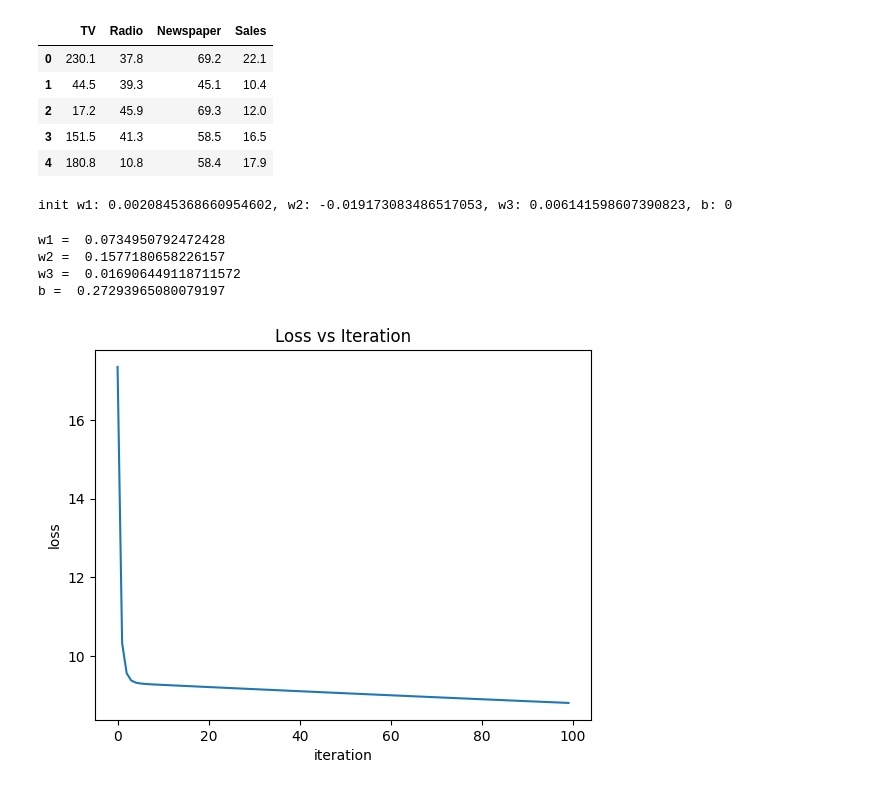
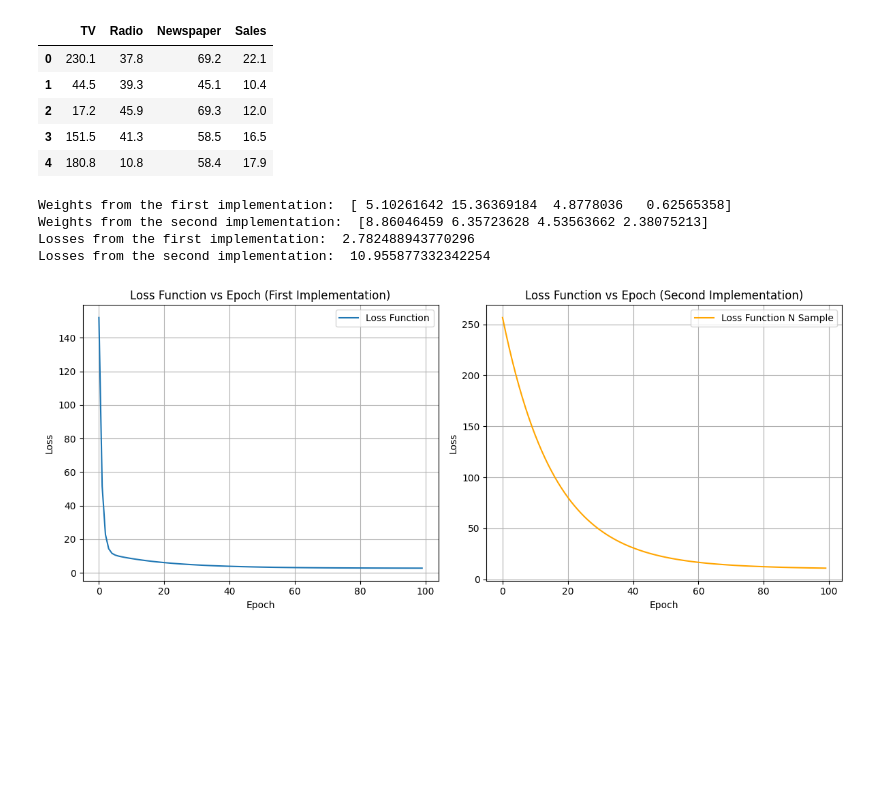
Before and after one commit to nhan212001/AIO_Baitap, a Jupyter notebook: Linear Regression/linearRegression.ipynb, the cells around one changed output. Saved outputs shown, nothing was run; the diff lists cells and outputs as text; code cells hidden in the pictures; blank space fills up the shorter version.

Commit message:
linear regresssion - data normalization, batch training, vectorized parameters

```diff
--- a/Linear Regression/linearRegression.ipynb
+++ b/Linear Regression/linearRegression.ipynb
@@ -142,21 +175,36 @@ def implement_linear_regression(
 # %%
-w1, w2, w3, b, losses = implement_linear_regression(X, y, epoch_max=100, lr=1e-5)
+weights, losses = implement_linear_regression(X, y, epoch_max=100, lr=1e-3)
+weights2, losses2 = implement_linear_regression_N_sample(X, y, epoch_max=100, lr=1e-2)
-# %% [output]
-init w1: 0.0020845368660954602, w2: -0.019173083486517053, w3: 0.006141598607390823, b: 0
-# %%
-print("w1 = ", w1)
-print("w2 = ", w2)
-print("w3 = ", w3)
-print("b = ", b)
-
-plt.plot(losses)
-plt.xlabel("iteration")
-plt.ylabel("loss")
-plt.title("Loss vs Iteration")
-plt.show()
-# %% [output]
-w1 =  0.0734950792472428
-w2 =  0.1577180658226157
-w3 =  0.016906449118711572
-b =  0.27293965080079197
-[figure, removed]
+# %%
+print("Weights from the first implementation: ", weights)
+print("Weights from the second implementation: ", weights2)
+print("Losses from the first implementation: ", losses[-1])
+print("Losses from the second implementation: ", losses2[-1])
+
+# Plot the loss function
+fig, axs = plt.subplots(1, 2, figsize=(12, 5))
+
+# Plot for the first implementation
+axs[0].plot(losses, label="Loss Function")
+axs[0].set_xlabel("Epoch")
+axs[0].set_ylabel("Loss")
+axs[0].set_title("Loss Function vs Epoch (First Implementation)")
+axs[0].legend()
+axs[0].grid()
+
+# Plot for the second implementation
+axs[1].plot(losses2, label="Loss Function N Sample", color="orange")
+axs[1].set_xlabel("Epoch")
+axs[1].set_ylabel("Loss")
+axs[1].set_title("Loss Function vs Epoch (Second Implementation)")
+axs[1].legend()
+axs[1].grid()
+
+plt.tight_layout()
+plt.show()
+# %% [output]
+Weights from the first implementation:  [ 5.10261642 15.36369184  4.8778036   0.62565358]
+Weights from the second implementation:  [8.86046459 6.35723628 4.53563662 2.38075213]
+Losses from the first implementation:  2.782488943770296
+Losses from the second implementation:  10.955877332342254
+[figure, added]
```
Also changed, not shown: parts of 4 cells of this notebook, 1 other file.
